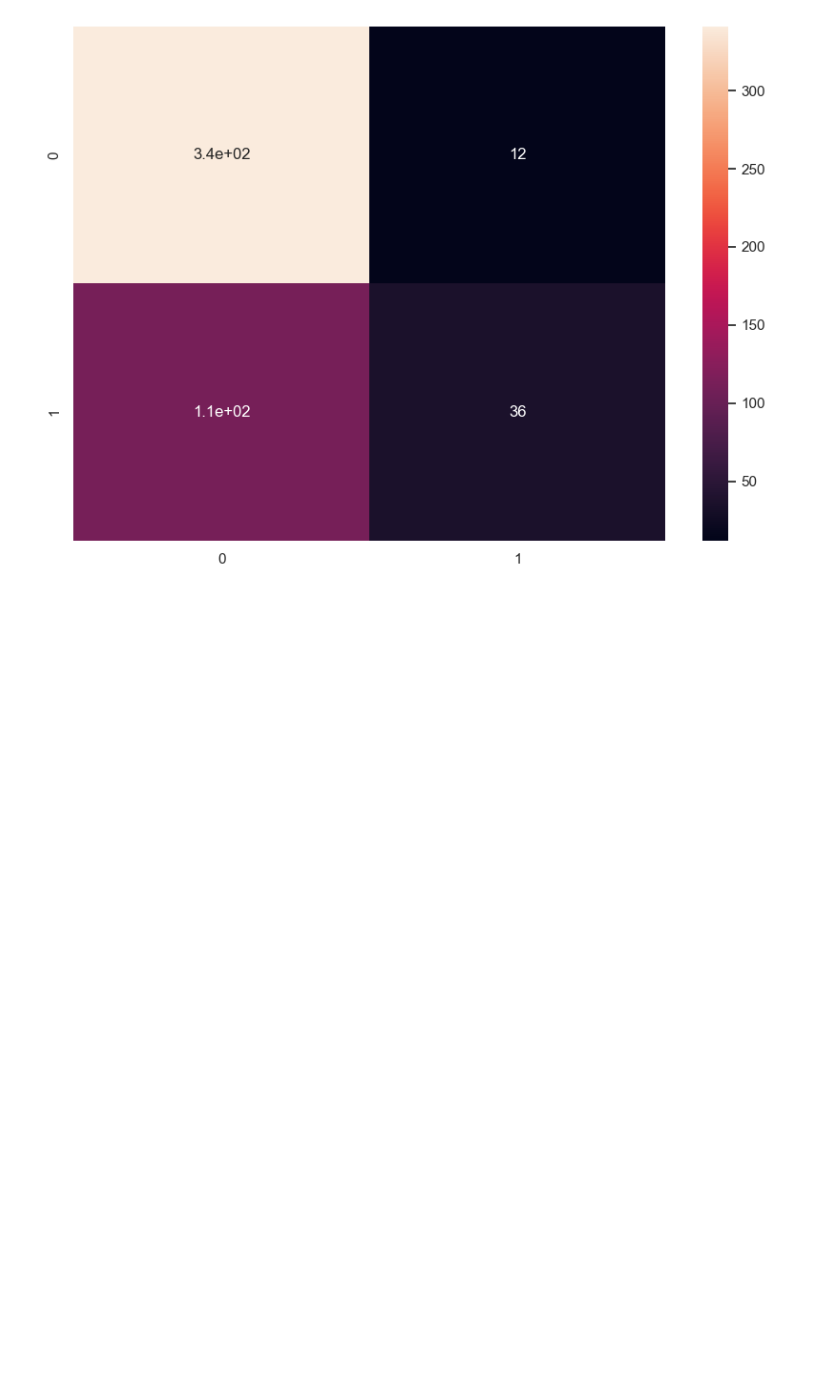
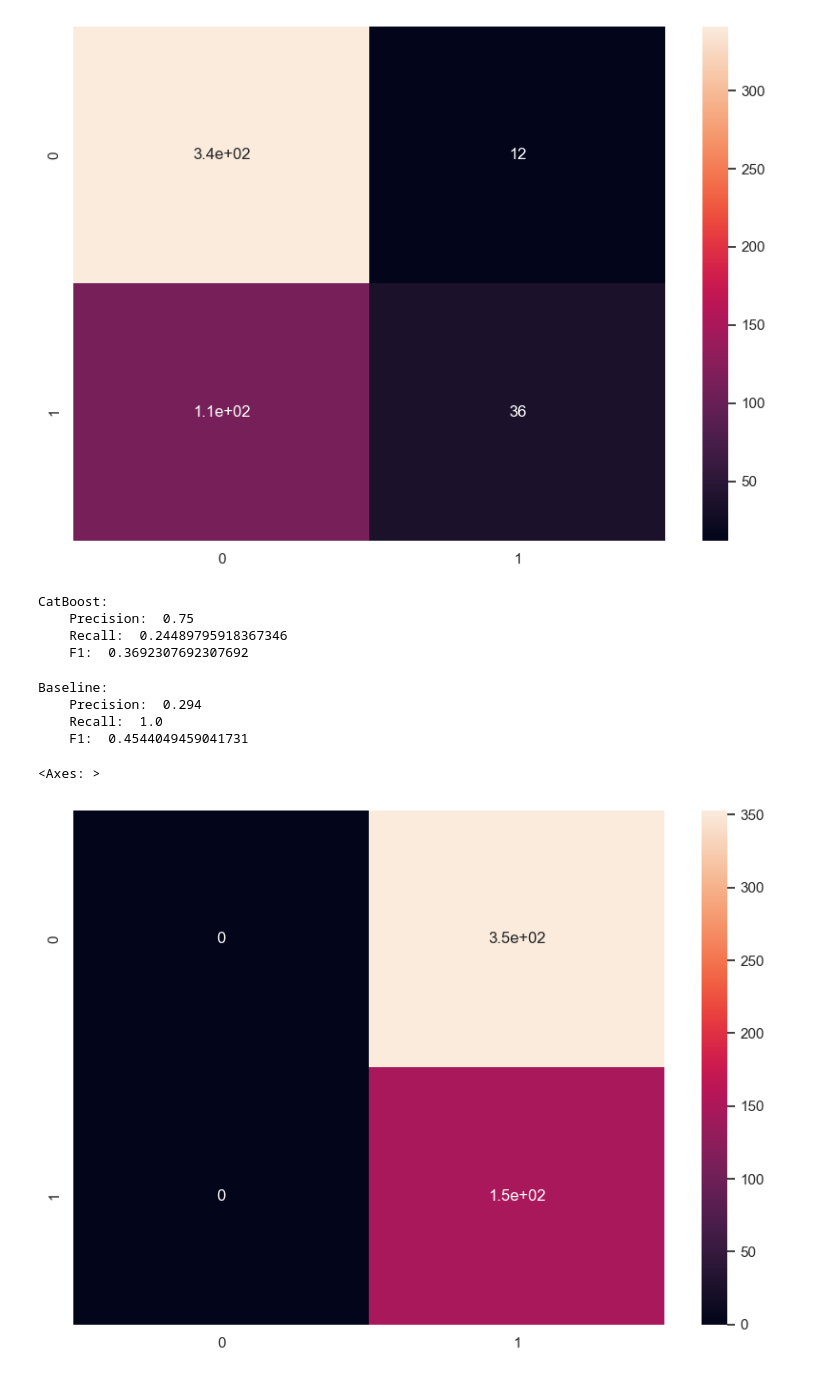
Before and after one commit to AVPankov0/WB_Task2, a Jupyter notebook: notebooks/WB_Task2_Pankov.ipynb, the cells around one changed output. Cells and saved outputs as stored; diff of their text form; code cells hidden in the pictures; blank space fills up the shorter version.

```diff
--- a/notebooks/WB_Task2_Pankov.ipynb
+++ b/notebooks/WB_Task2_Pankov.ipynb
@@ -62,7 +44,7 @@ swords = stopwords.words('russian')
 # %%
 stem = SnowballStemmer('russian')
 # %%
-df = pd.read_csv('./wb_school_task_2.csv.gzip', compression='gzip')
+df = pd.read_csv('../data/wb_school_task_2.csv.gzip', compression='gzip')
 # %%
 df
 # %% [output]
@@ -275,7 +257,7 @@ X.head()
 X_train, X_test, y_train, y_test = train_test_split(X, y, test_size=0.2, random_state=42)
 X_test, X_val, y_test, y_val = train_test_split(X_test, y_test, test_size=0.2, random_state=42)
 # %%
-clf_s = pickle.load(open('LogReg1.sav', 'rb'))
+clf_s = pickle.load(open('../LogReg1.sav', 'rb'))
 # %%
 clf_s
 # %% [output]
@@ -655,3 +643,32 @@ sns.heatmap(pd.DataFrame(cf_mx), annot=True)
 # %% [output]
 <Axes: >
 [figure]
+# %%
+print('CatBoost: ',
+      '\n    Precision: ', precision_score(y_test, y_pred),
+      '\n    Recall: ', recall_score(y_test, y_pred),
+      '\n    F1: ', f1_score(y_test, y_pred))
+# %% [output]
+CatBoost:
+    Precision:  0.75
+    Recall:  0.24489795918367346
+    F1:  0.3692307692307692
+# %%
+y_pred = [1]*len(y_test)
+# %%
+print('Baseline: ',
+      '\n    Precision: ', precision_score(y_test, y_pred),
+      '\n    Recall: ', recall_score(y_test, y_pred),
+      '\n    F1: ', f1_score(y_test, y_pred))
+# %% [output]
+Baseline:
+    Precision:  0.294
+    Recall:  1.0
+    F1:  0.4544049459041731
+# %%
+cf_mx = confusion_matrix(y_test, y_pred)
+# %%
+sns.heatmap(pd.DataFrame(cf_mx), annot=True)
+# %% [output]
+<Axes: >
+[figure, added]
```
Also changed, not shown: parts of 6 cells of this notebook, 17 other files.
